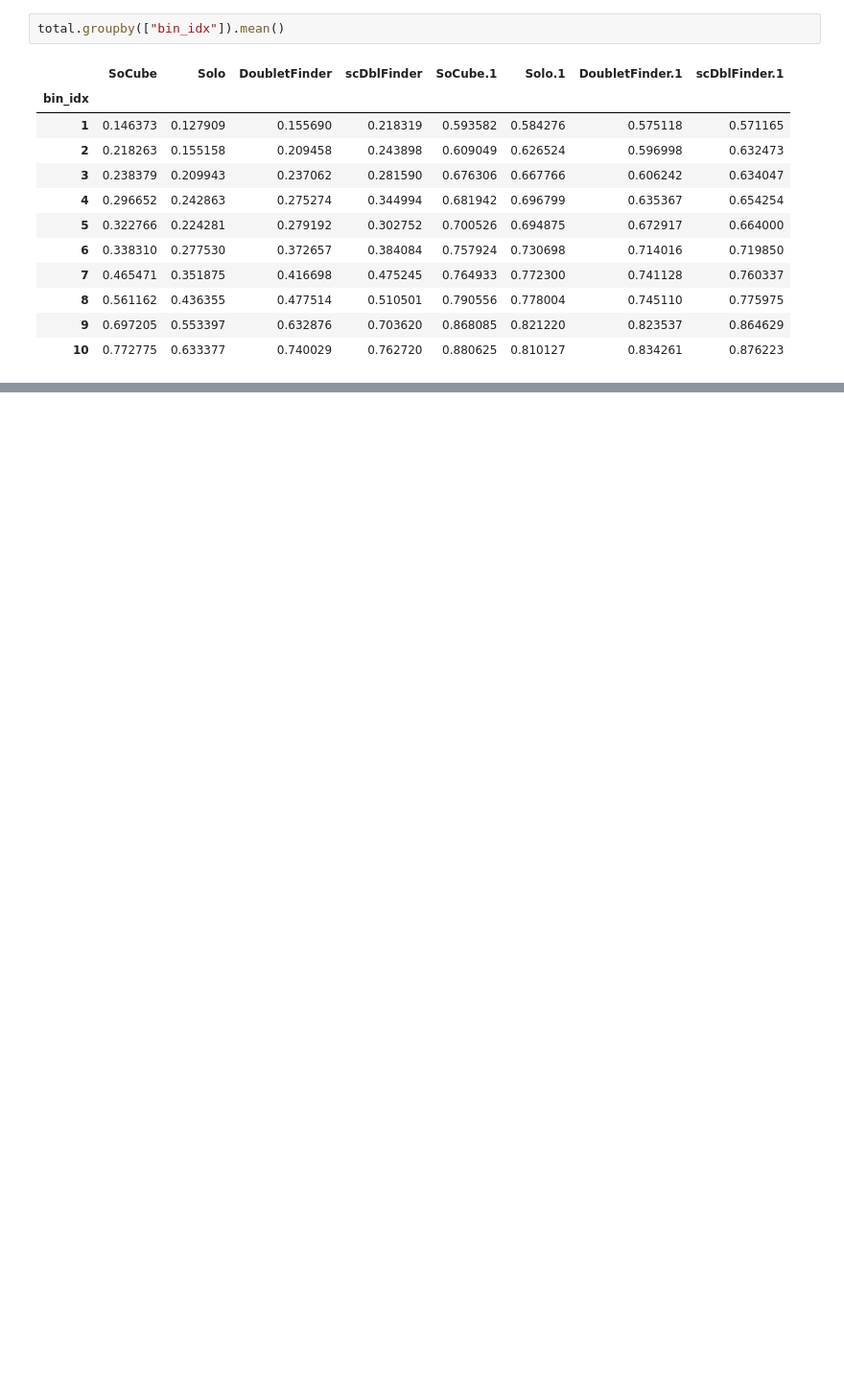
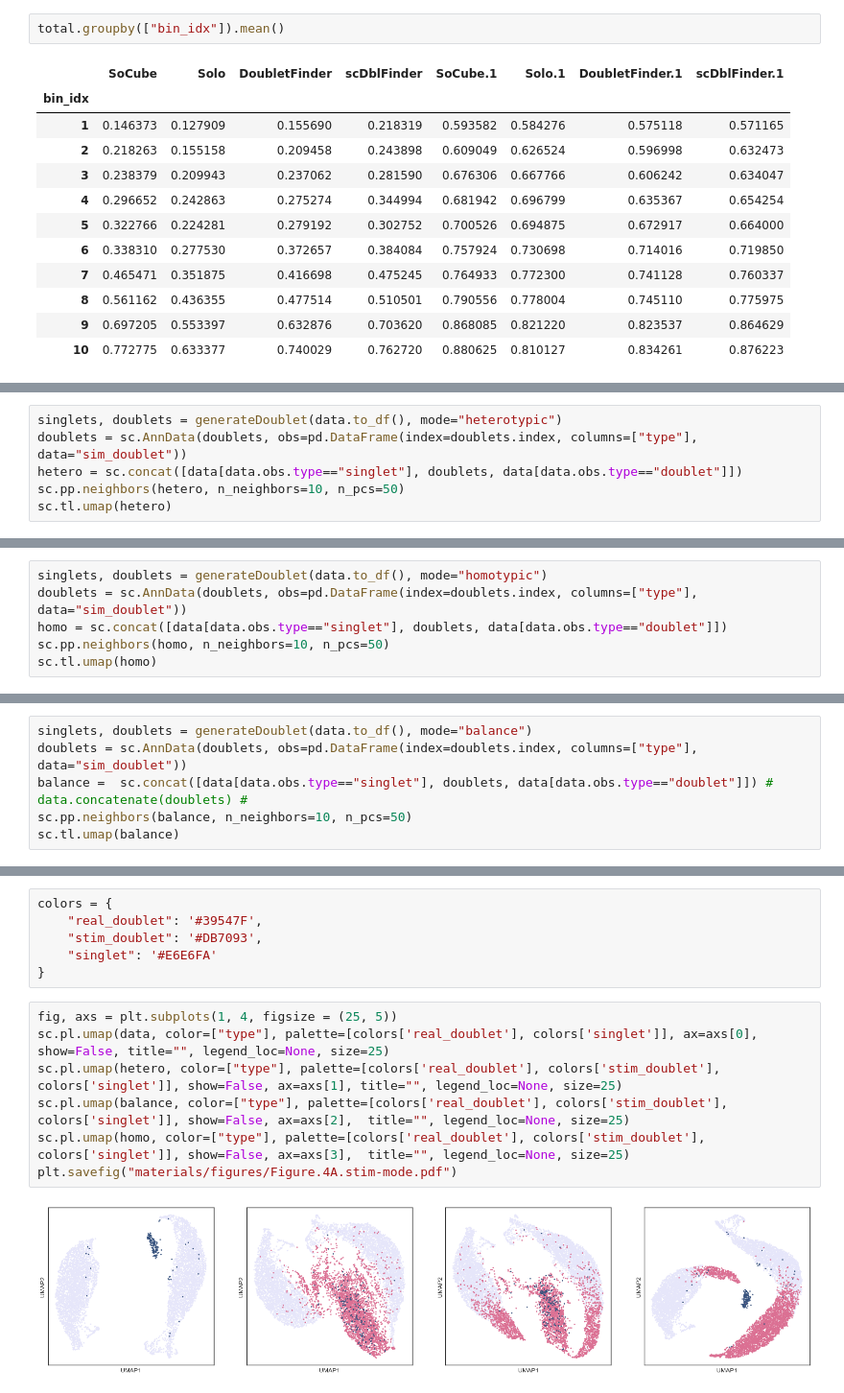
Before and after one commit to GCS-ZHN/socube, a Jupyter notebook: notebook/soube_analysis.ipynb, the cells around one changed output, grey strips where cells are left out. Shown: that part at 96% size. Cells and saved outputs as stored; diff of their text form; blank space fills up the shorter version.

Commit message:
add visualization of stimulation mode

```diff
--- a/notebook/soube_analysis.ipynb
+++ b/notebook/soube_analysis.ipynb
@@ -720,0 +745,6 @@ total.groupby(["bin_idx"]).mean()
+# %%
+singlets, doublets = generateDoublet(data.to_df(), mode="heterotypic")
+doublets = sc.AnnData(doublets, obs=pd.DataFrame(index=doublets.index, columns=["type"], data="sim_doublet"))
+hetero = sc.concat([data[data.obs.type=="singlet"], doublets, data[data.obs.type=="doublet"]])
+sc.pp.neighbors(hetero, n_neighbors=10, n_pcs=50)
+sc.tl.umap(hetero)
@@ -720,0 +755,6 @@ total.groupby(["bin_idx"]).mean()
+# %%
+singlets, doublets = generateDoublet(data.to_df(), mode="homotypic")
+doublets = sc.AnnData(doublets, obs=pd.DataFrame(index=doublets.index, columns=["type"], data="sim_doublet"))
+homo = sc.concat([data[data.obs.type=="singlet"], doublets, data[data.obs.type=="doublet"]])
+sc.pp.neighbors(homo, n_neighbors=10, n_pcs=50)
+sc.tl.umap(homo)
@@ -720,0 +765,6 @@ total.groupby(["bin_idx"]).mean()
+# %%
+singlets, doublets = generateDoublet(data.to_df(), mode="balance")
+doublets = sc.AnnData(doublets, obs=pd.DataFrame(index=doublets.index, columns=["type"], data="sim_doublet"))
+balance =  sc.concat([data[data.obs.type=="singlet"], doublets, data[data.obs.type=="doublet"]]) # data.concatenate(doublets) #
+sc.pp.neighbors(balance, n_neighbors=10, n_pcs=50)
+sc.tl.umap(balance)
@@ -720,0 +775,15 @@ total.groupby(["bin_idx"]).mean()
+# %%
+colors = {
+    "real_doublet": '#39547F',
+    "stim_doublet": '#DB7093',
+    "singlet": '#E6E6FA'
+}
+# %%
+fig, axs = plt.subplots(1, 4, figsize = (25, 5))
+sc.pl.umap(data, color=["type"], palette=[colors['real_doublet'], colors['singlet']], ax=axs[0], show=False, title="", legend_loc=None, size=25)
+sc.pl.umap(hetero, color=["type"], palette=[colors['real_doublet'], colors['stim_doublet'], colors['singlet']], show=False, ax=axs[1], title="", legend_loc=None, size=25)
+sc.pl.umap(balance, color=["type"], palette=[colors['real_doublet'], colors['stim_doublet'], colors['singlet']], show=False, ax=axs[2],  title="", legend_loc=None, size=25)
+sc.pl.umap(homo, color=["type"], palette=[colors['real_doublet'], colors['stim_doublet'], colors['singlet']], show=False, ax=axs[3],  title="", legend_loc=None, size=25)
+plt.savefig("materials/figures/Figure.4A.stim-mode.pdf")
+# %% [output]
+[figure, added]
```
Also changed, not shown: parts of 9 cells of this notebook.
